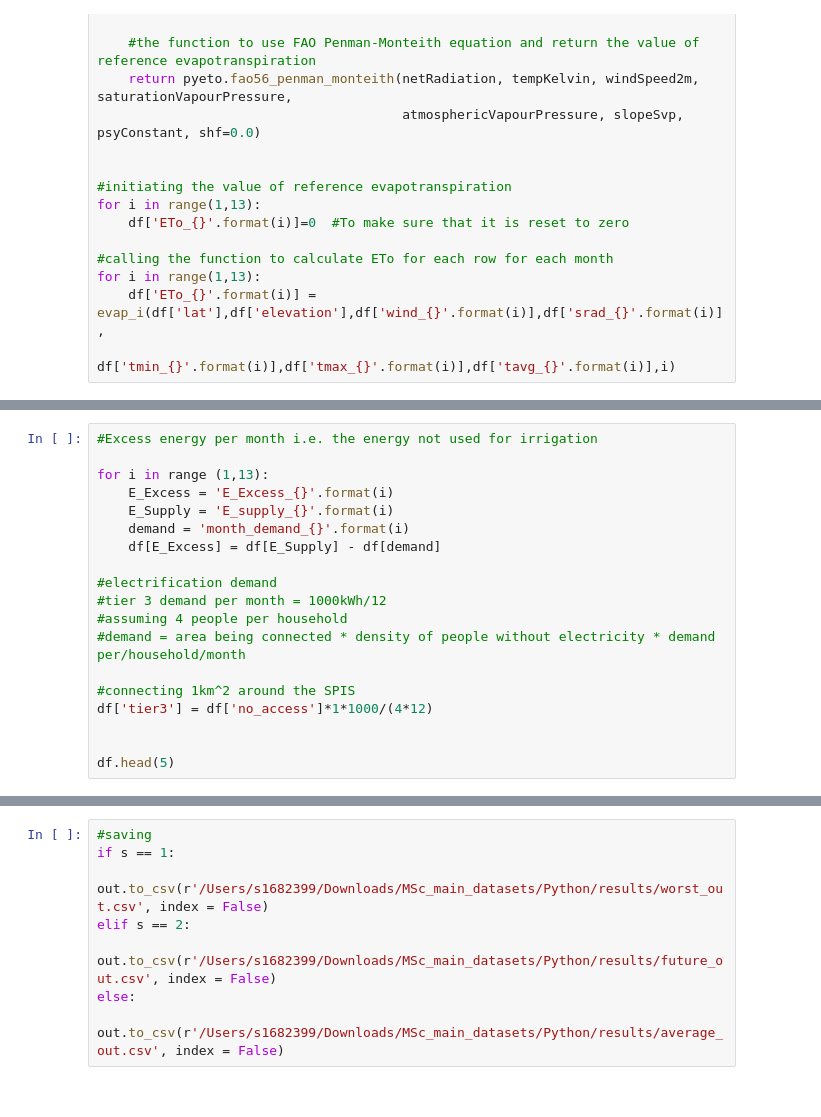
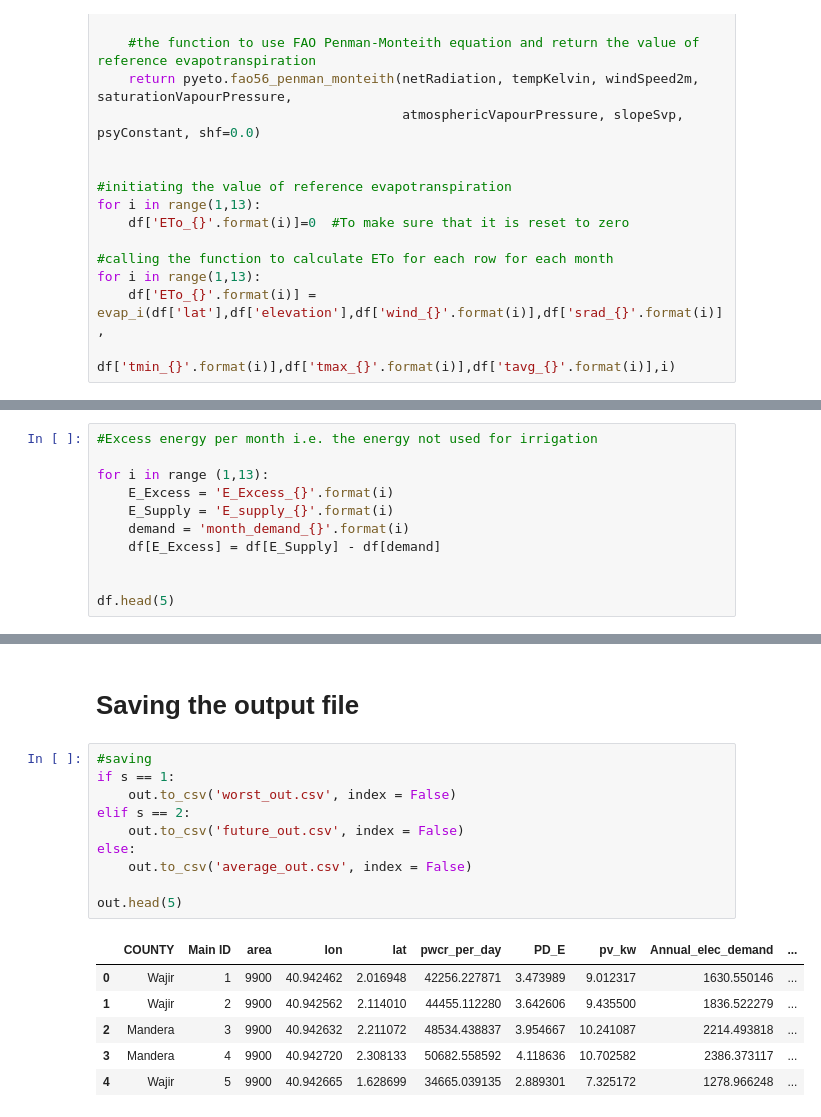
Before and after one commit to danielmutia/SPIS-Code, a Jupyter notebook: SPIS_Code.ipynb, the cells around one changed output, grey strips where cells are left out. Drawn from its saved outputs; the diff is of its cells as text.

```diff
--- a/SPIS_Code.ipynb
+++ b/SPIS_Code.ipynb
@@ -477,14 +558,6 @@ for i in range (1,13):
     demand = 'month_demand_{}'.format(i)
     df[E_Excess] = df[E_Supply] - df[demand]
 
-#electrification demand
-#tier 3 demand per month = 1000kWh/12
-#assuming 4 people per household
-#demand = area being connected * density of people without electricity * demand per/household/month
-
-#connecting 1km^2 around the SPIS
-df['tier3'] = df['no_access']*1*1000/(4*12)
-
 
 df.head(5)
 # %% [output]
@@ -586,8 +680,19 @@ out.head(5)
+# %% [markdown]
+# Saving the output file
 # %%
 #saving
 if s == 1:
-    out.to_csv(r'/Users/s1682399/Downloads/MSc_main_datasets/Python/results/worst_out.csv', index = False)
+    out.to_csv('worst_out.csv', index = False)
 elif s == 2:
-    out.to_csv(r'/Users/s1682399/Downloads/MSc_main_datasets/Python/results/future_out.csv', index = False)
+    out.to_csv('future_out.csv', index = False)
 else:
-    out.to_csv(r'/Users/s1682399/Downloads/MSc_main_datasets/Python/results/average_out.csv', index = False)
+    out.to_csv('average_out.csv', index = False)
+
+out.head(5)
+# %% [output]
+|  | COUNTY | Main ID | area | lon | lat | pwcr_per_day | PD_E | pv_kw | Annual_elec_demand | ... |
+| 0 | Wajir | 1 | 9900 | 40.942462 | 2.016948 | 42256.227871 | 3.473989 | 9.012317 | 1630.550146 | ... |
+| 1 | Wajir | 2 | 9900 | 40.942562 | 2.114010 | 44455.112280 | 3.642606 | 9.435500 | 1836.522279 | ... |
+| 2 | Mandera | 3 | 9900 | 40.942632 | 2.211072 | 48534.438837 | 3.954667 | 10.241087 | 2214.493818 | ... |
+| 3 | Mandera | 4 | 9900 | 40.942720 | 2.308133 | 50682.558592 | 4.118636 | 10.702582 | 2386.373117 | ... |
+| 4 | Wajir | 5 | 9900 | 40.942665 | 1.628699 | 34665.039135 | 2.889301 | 7.325172 | 1278.966248 | ... |
```
Also changed, not shown: parts of 65 cells of this notebook, 3 other files.
